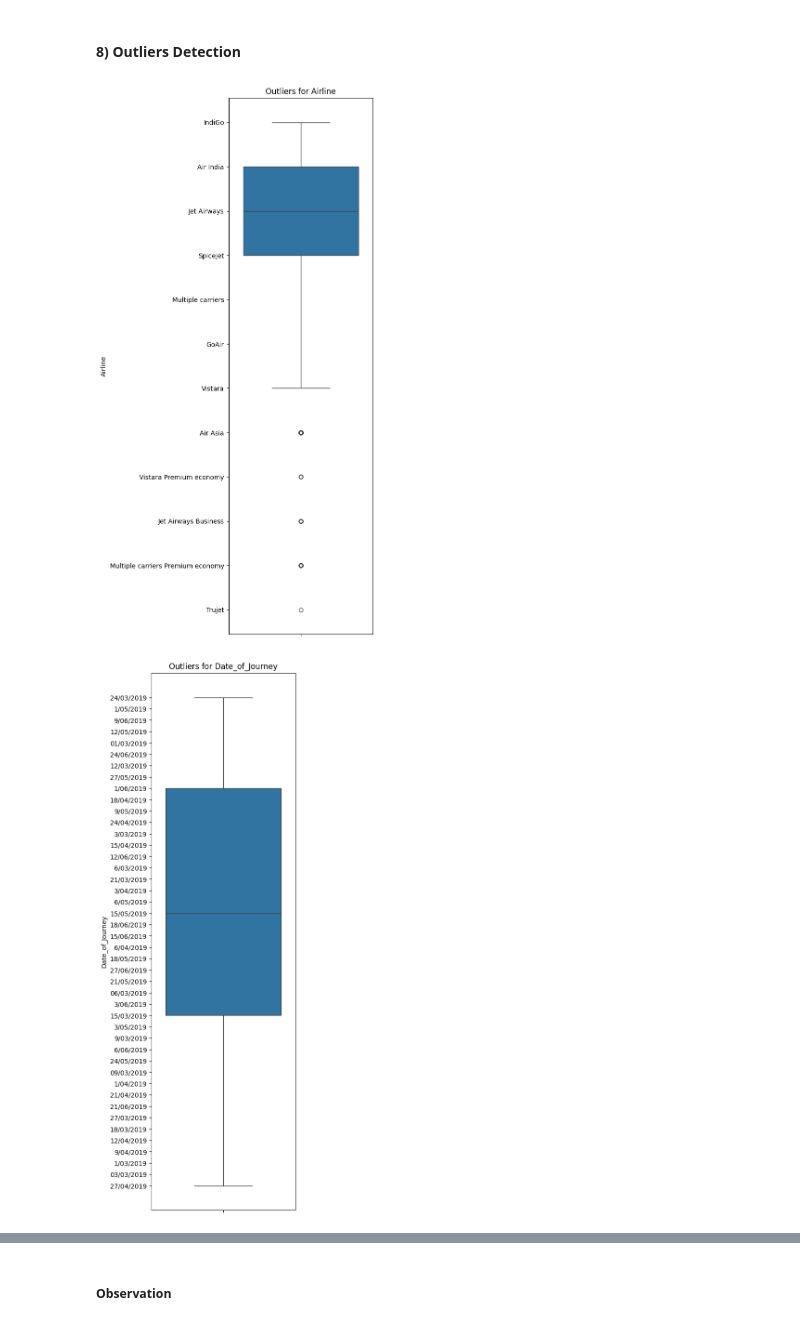
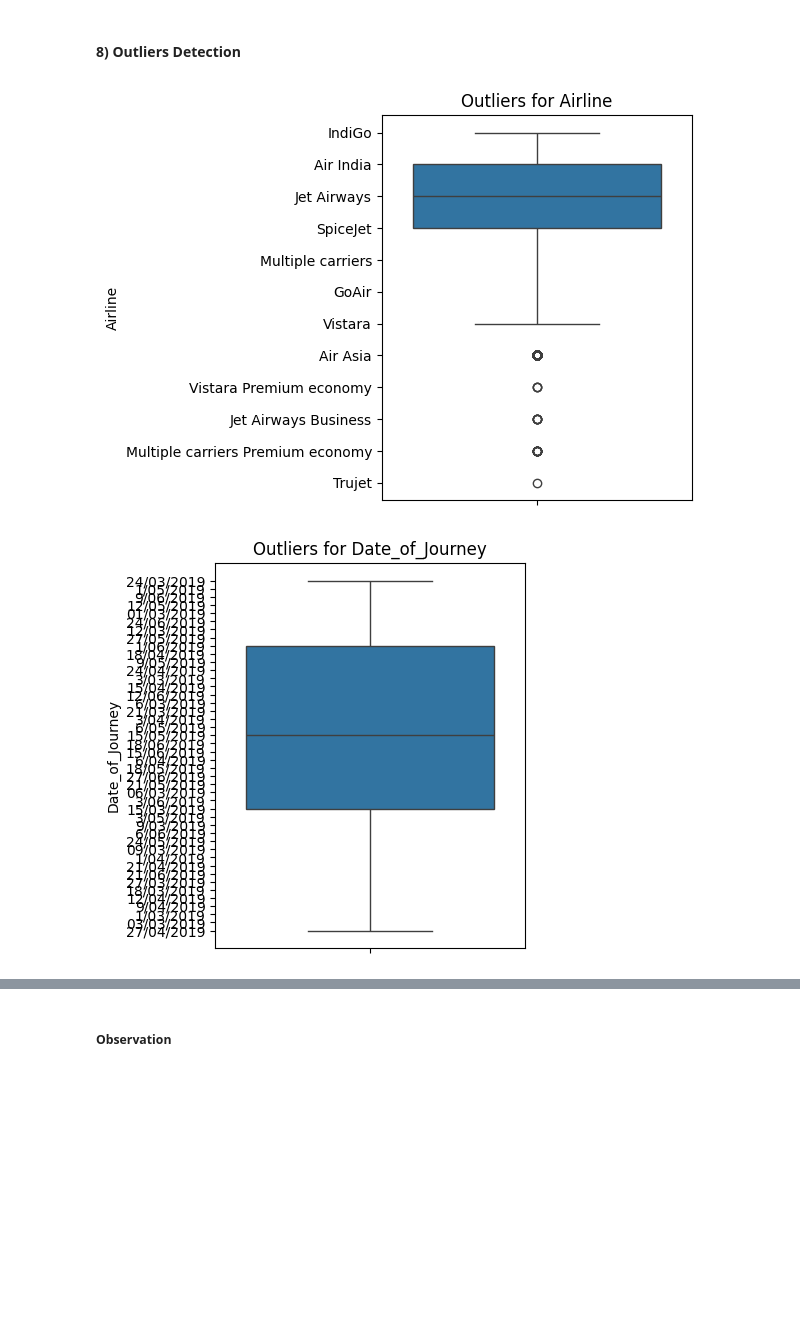
Before and after one commit to Manojg14/flight-ticket-price-prediction-linear-regression, a Jupyter notebook: Notebook/flight-ticket-price-prediction-linear-regression.ipynb, the cells around one changed output, grey strips where cells are left out. Drawn from its saved outputs; the diff is of its cells as text; code cells hidden in the pictures; blank space fills up the shorter version.

Commit message:
commit all
Image update

```diff
--- a/Notebook/flight-ticket-price-prediction-linear-regression.ipynb
+++ b/Notebook/flight-ticket-price-prediction-linear-regression.ipynb
@@ -266,14 +266,14 @@ Name: count, dtype: int64
 # %%
 columns = flight_cost.columns
 
 for out_columns in columns:
-    plt.figure(figsize=(4,15))
+    plt.figure(figsize=(4,5))
 
     sns.boxplot(y=flight_cost[out_columns])
 
     plt.title(f'Outliers for {out_columns}')
 
     plt.show()
 # %% [output]
-[figure, old version]
+[figure, new version]
-[figure, old version]
+[figure, new version]
```
Also changed, not shown: parts of 60 cells of this notebook, 3 other files.
